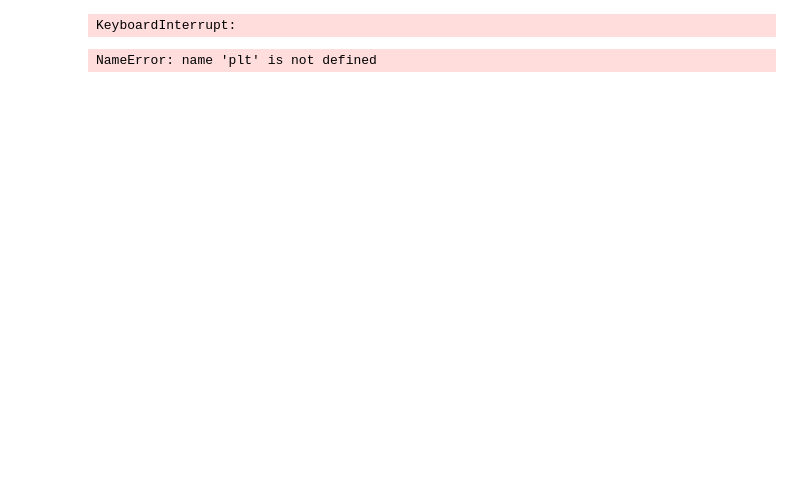
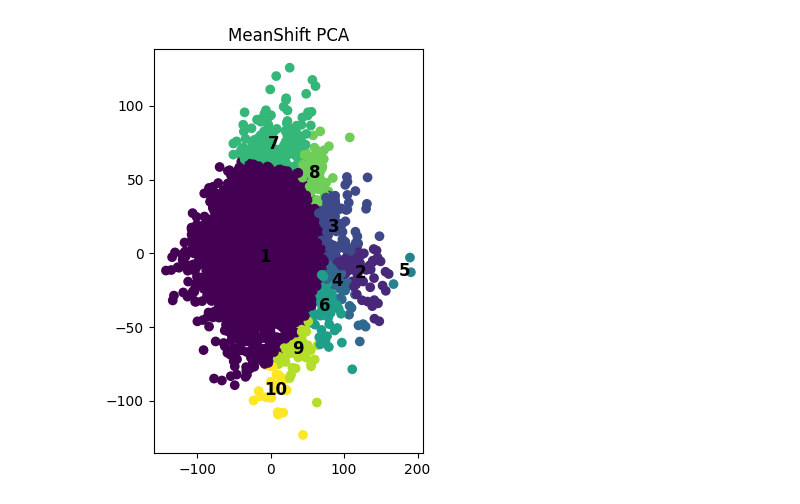
Before and after one commit to Enzoc30/Labo3ML, a Jupyter notebook: lab3_7.ipynb, the cells around one changed output. Cells and saved outputs as stored; diff of their text form; code cells hidden in the pictures; blank space fills up the shorter version.

```diff
--- a/lab3_7.ipynb
+++ b/lab3_7.ipynb
@@ -26,33 +27,6 @@ for clse in range(1,11):
 
 X = np.array(images)
 Y = np.array(labels)
+
+scaler = StandardScaler()
+X_scaled = scaler.fit_transform(X)
-# %%
-#PCA
-pca = PCA(n_components=2)
-X_pca = pca.fit_transform(X)
-
-# t-SNE
-tsne = TSNE(n_components=2, random_state=42)
-X_tsne = tsne.fit_transform(X)
-
-#Embedding
-lle = LocallyLinearEmbedding(n_components=2, random_state=42)
-X_lle = lle.fit_transform(X)
-
-#Embedding PCA
-pcaE = PCA(n_components=2)
-X_pcaE = pcaE.fit_transform(X_lle)
-
-# Embedding t-SNE
-tsneE = TSNE(n_components=2, random_state=42)
-X_tsneE = tsne.fit_transform(X_lle)
-
-
-#Standarization
-scaler = StandardScaler()
-X_pca = scaler.fit_transform(X_pca)
-X_tsne = scaler.fit_transform(X_tsne)
-X_pcaE = scaler.fit_transform(X_pcaE)
-X_tsneE = scaler.fit_transform(X_tsneE)
-# %% [output]
-KeyboardInterrupt:
@@ -79,12 +33,21 @@ y_ms_tsneE = ms_tsne.fit_predict(X_tsneE)
+# %%
+#PCA
+pca = PCA(n_components=2)
+X_pca = pca.fit_transform(X_scaled)
+
+ms_pca = MeanShift(bandwidth=17.7, bin_seeding=True)
+y_ms_pca = ms_pca.fit_predict(X_pca)
 # %%
-plt.subplot(2, 2, 1)
+cluster_labels = [str(i) for i in range(1, len(np.unique(y_ms_pca)) + 1)]
+
+plt.subplot(1, 2, 2)  # Use subplot position 2 for MeanShift clustering
 plt.scatter(X_pca[:, 0], X_pca[:, 1], c=y_ms_pca)
-plt.title('Mean-Shift (PCA)')
-cluster_labels = [str(i) for i in range(1, 10 + 1)]
 for i, label in enumerate(cluster_labels):
     plt.text(X_pca[y_ms_pca == i, 0].mean(), X_pca[y_ms_pca == i, 1].mean(), label,
              horizontalalignment='center', verticalalignment='center', fontsize=12, weight='bold')
+plt.title('MeanShift PCA')
+
 plt.tight_layout()
 plt.show()
 # %% [output]
-NameError: name 'plt' is not defined
+[figure, added]
```
Also changed, not shown: parts of 7 cells of this notebook.
